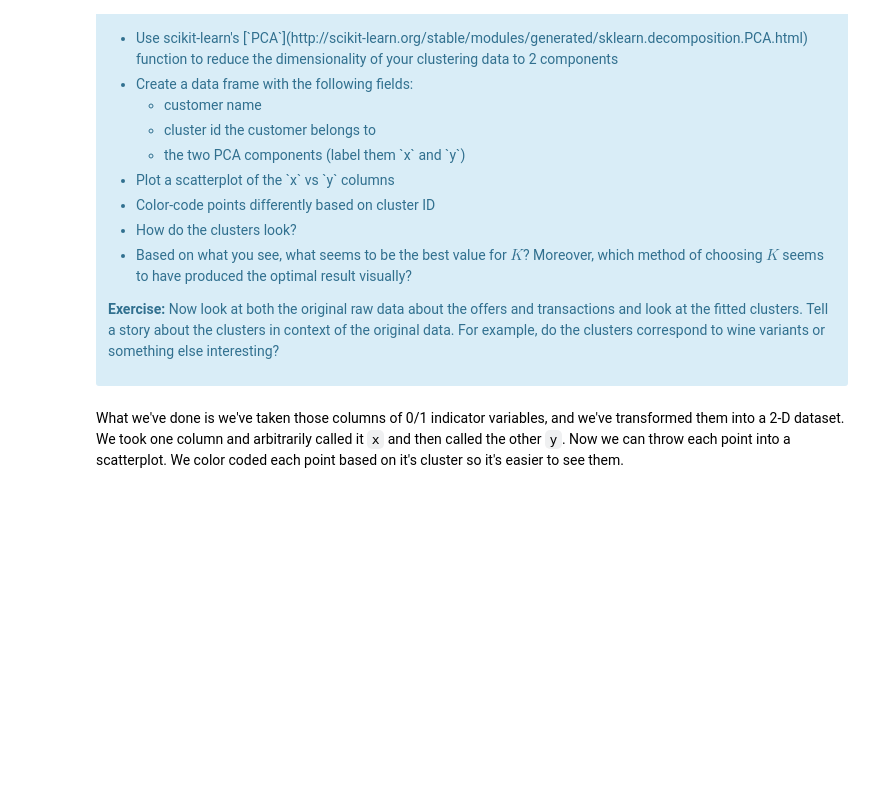
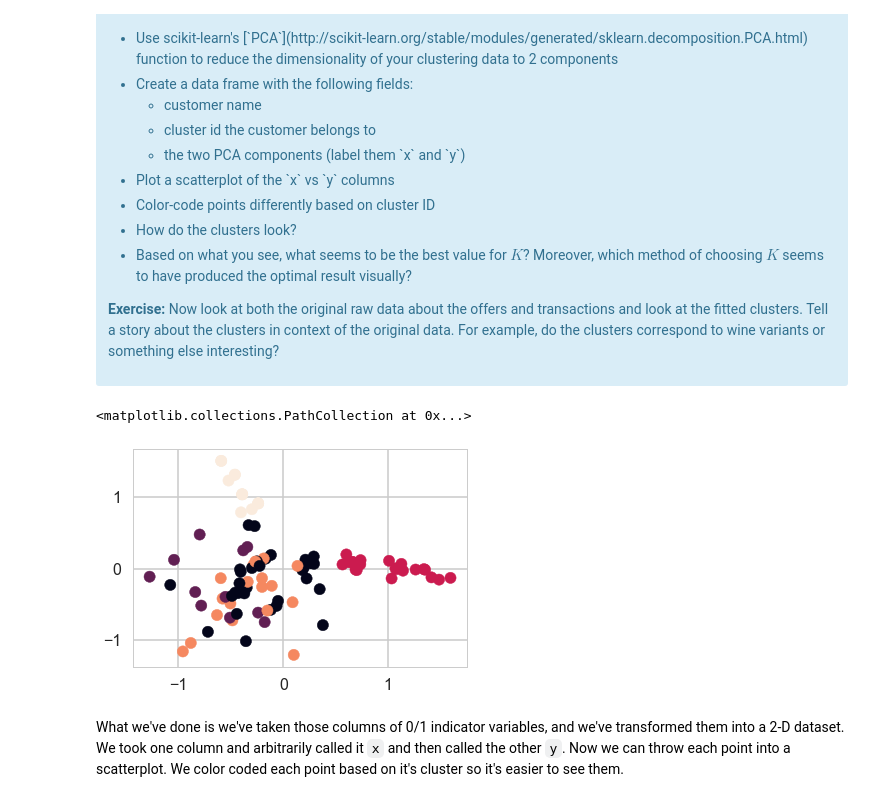
Before and after one commit to Methanogen/Projects, a Jupyter notebook: Clustering for Wine Marketing.ipynb, the cells around one changed output. Saved outputs shown, nothing was run; the diff lists cells and outputs as text; code cells hidden in the pictures; blank space fills up the shorter version.

```diff
--- a/Clustering for Wine Marketing.ipynb
+++ b/Clustering for Wine Marketing.ipynb
@@ -390,10 +401,21 @@ This is only one use of PCA for dimension reduction. We can also use PCA when we
 # %%
 from sklearn.decomposition import PCA
 pca= PCA(n_components=2)
-matrix['x']=pca.fit_transform(matrix[x_cols][:,0])
-matrix['y']=pca.fit_transform(matrix[x_cols][:,1])
-matrix= matrix.reset_index()
-customer_clusters= matrix[['customer_id','cluster','x','y']]
+# NB for Numpy close curved bracket, then square bracket for extraction[:,0] is the first column of the Two columns(n_)
+matrix['x']=pca.fit_transform(matrix[x_cols])[:,0]
+matrix['x'].head()
+
+matrix['y']=pca.fit_transform(matrix[x_cols])[:,1]
+matrix['y'].head()
+# matrix= matrix.reset_index()  # ValueError: cannot insert level_0, already exists
+matrix.head()
+# customer_clusters= matrix[['customer_id','cluster','x','y']]
+customer_clusters= matrix[['cluster','x','y']]
+customer_clusters.head()
+plt.scatter(customer_clusters.x,customer_clusters.y, c= customer_clusters.cluster)# where c denotes color
+# %% [output]
+<matplotlib.collections.PathCollection at 0x...>
+[figure, added]
 # %%
 #your turn
 from sklearn.cluster import KMeans
```
Also changed, not shown: parts of 16 cells of this notebook, 1 other file.
